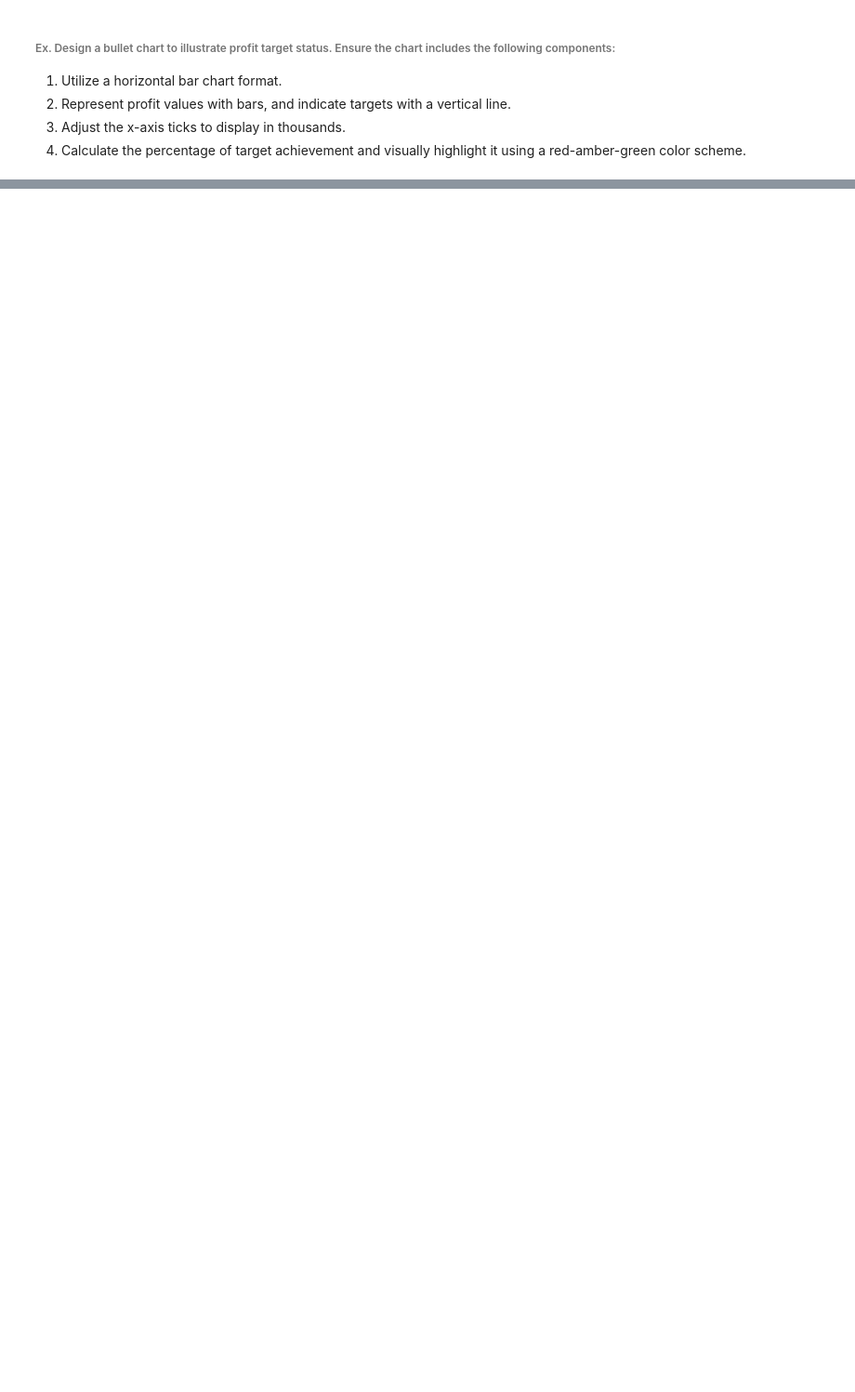
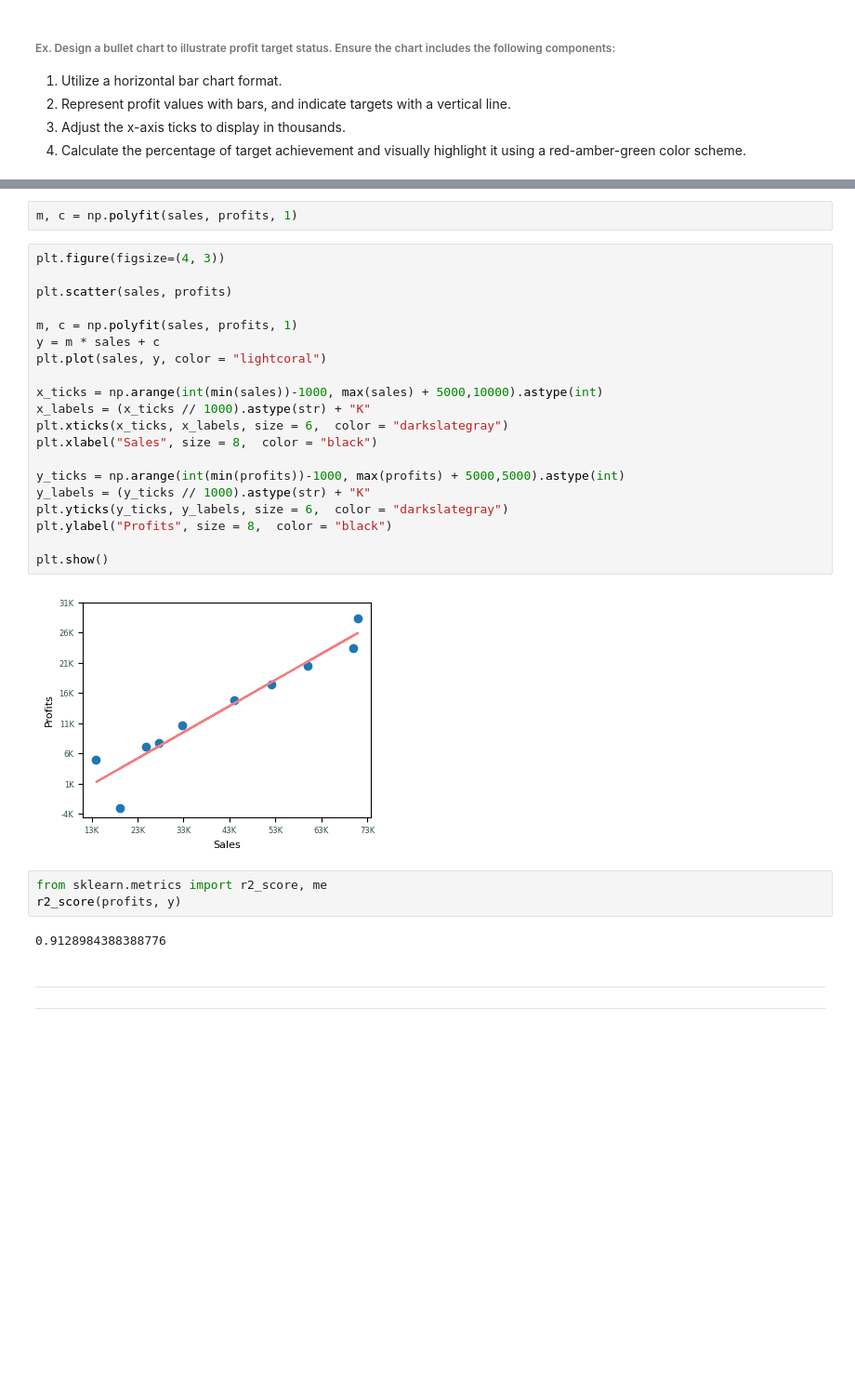
Before and after one commit to knowledge-corner/Optum_Global_nov_24, a Jupyter notebook: Day - 2.ipynb, the cells around one changed output, grey strips where cells are left out. Shown at 93% size. Saved outputs shown, nothing was run; the diff lists cells and outputs as text; blank space fills up the shorter version.

```diff
--- a/Day - 2.ipynb
+++ b/Day - 2.ipynb
@@ -285,2 +338,33 @@ plt.show()
+# %%
+m, c = np.polyfit(sales, profits, 1)
+# %%
+plt.figure(figsize=(4, 3))
+
+plt.scatter(sales, profits)
+
+m, c = np.polyfit(sales, profits, 1)
+y = m * sales + c
+plt.plot(sales, y, color = "lightcoral")
+
+x_ticks = np.arange(int(min(sales))-1000, max(sales) + 5000,10000).astype(int)
+x_labels = (x_ticks // 1000).astype(str) + "K"
+plt.xticks(x_ticks, x_labels, size = 6,  color = "darkslategray")
+plt.xlabel("Sales", size = 8,  color = "black")
+
+y_ticks = np.arange(int(min(profits))-1000, max(profits) + 5000,5000).astype(int)
+y_labels = (y_ticks // 1000).astype(str) + "K"
+plt.yticks(y_ticks, y_labels, size = 6,  color = "darkslategray")
+plt.ylabel("Profits", size = 8,  color = "black")
+
+plt.show()
+# %% [output]
+[figure, added]
+# %%
+from sklearn.metrics import r2_score, me
+r2_score(profits, y)
+# %% [output]
+0.9128984388388776
+# %% [markdown]
+<hr><hr>
 # %% [markdown]
 <br><br><br><br><br><br><br><br><br><br><br><br><br><br><br><br><br><br><br><br><br><br>
```
Also changed, not shown: parts of 11 cells of this notebook.
